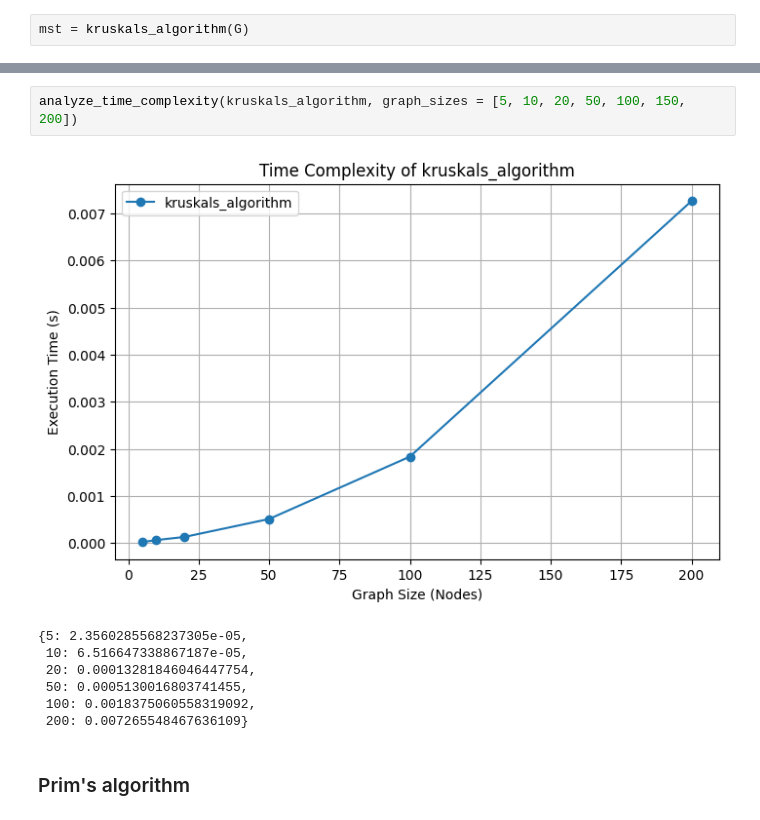
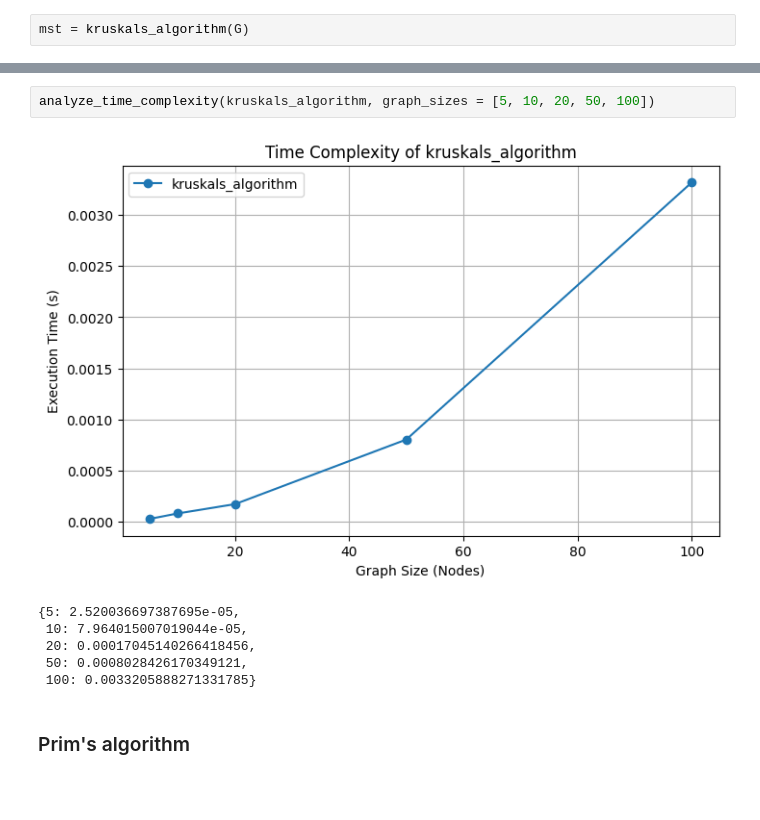
Before and after one commit to rasthpop/discrete-mathematics-tree-lab, a Jupyter notebook: Lab1_trees.ipynb, the cells around one changed output, grey strips where cells are left out. Cells and saved outputs as stored; diff of their text form; blank space fills up the shorter version.

```diff
--- a/Lab1_trees.ipynb
+++ b/Lab1_trees.ipynb
@@ -209,14 +209,13 @@ mst.edges(), len(mst.edges())
  9)
 # %%
-analyze_time_complexity(kruskals_algorithm, graph_sizes = [5, 10, 20, 50, 100, 150, 200])
+analyze_time_complexity(kruskals_algorithm, graph_sizes = [5, 10, 20, 50, 100])
 # %% [output]
-[figure, old version]
+[figure, new version]
-{5: 2.3560285568237305e-05,
- 10: 6.516647338867187e-05,
- 20: 0.00013281846046447754,
- 50: 0.0005130016803741455,
- 100: 0.0018375060558319092,
- 200: 0.007265548467636109}
+{5: 2.520036697387695e-05,
+ 10: 7.964015007019044e-05,
+ 20: 0.00017045140266418456,
+ 50: 0.0008028426170349121,
+ 100: 0.0033205888271331785}
 # %% [markdown]
 ### Prim's algorithm
 # %%
```
Also changed, not shown: parts of 28 cells of this notebook.
